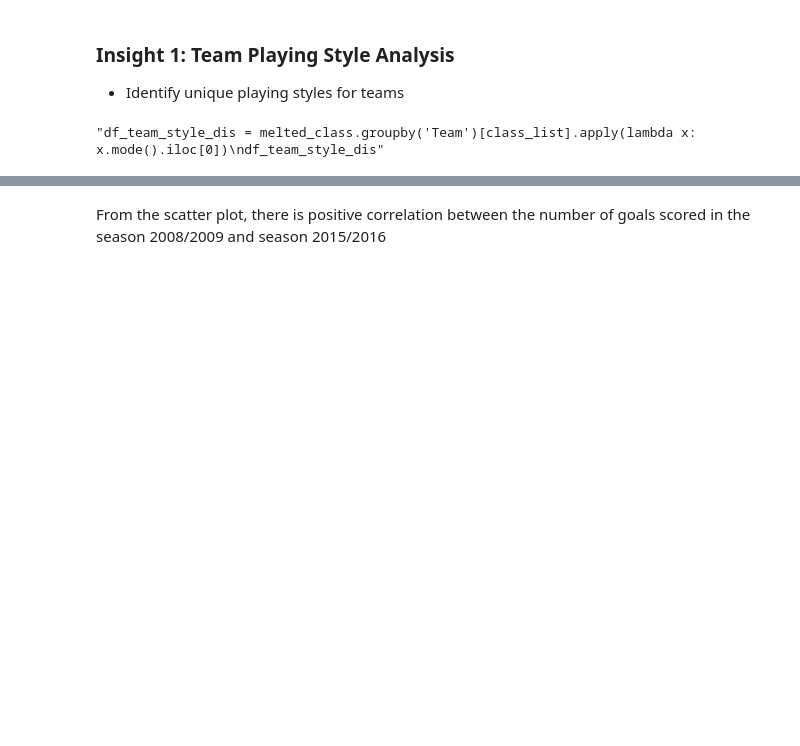
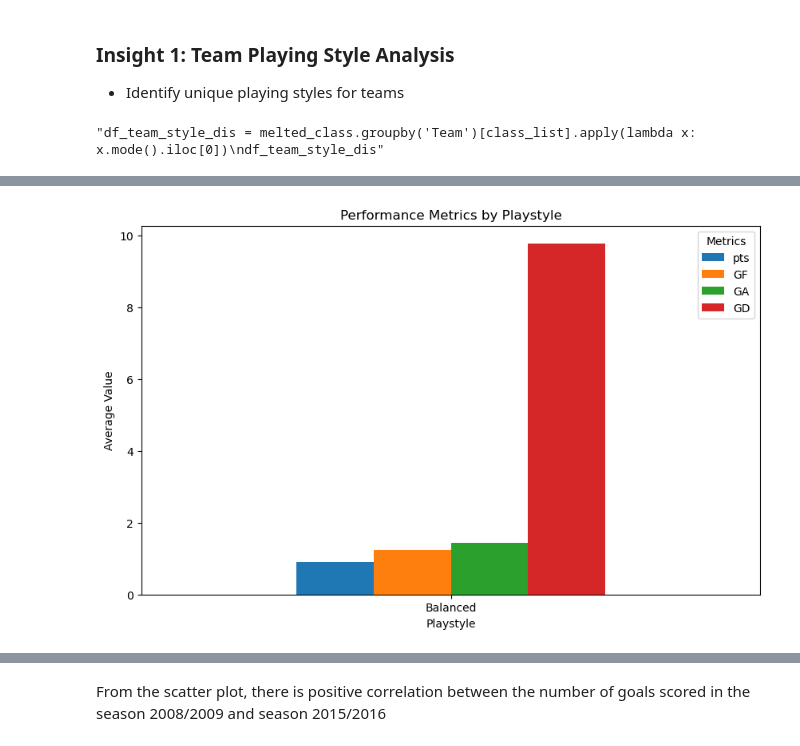
Before and after one commit to Daviedavie100/Investigating_dataset_project, a Jupyter notebook: Investigate_a_Dataset.ipynb, the cells around one changed output, grey strips where cells are left out. Drawn from its saved outputs; the diff is of its cells as text; code cells hidden in the pictures; blank space fills up the shorter version.

```diff
--- a/Investigate_a_Dataset.ipynb
+++ b/Investigate_a_Dataset.ipynb
@@ -1992,0 +2010,11 @@ KeyError: "Columns not found: 'GA', 'GF', 'GD'"
+# %%
+# Bar chart for performance by playstyle
+playstyle_performance.plot(kind='bar', figsize=(10, 6))
+plt.title('Performance Metrics by Playstyle')
+plt.xlabel('Playstyle')
+plt.ylabel('Average Value')
+plt.xticks(rotation=0)
+plt.legend(title='Metrics')
+plt.show()
+# %% [output]
+[figure, added]
```
Also changed, not shown: parts of 8 cells of this notebook.
